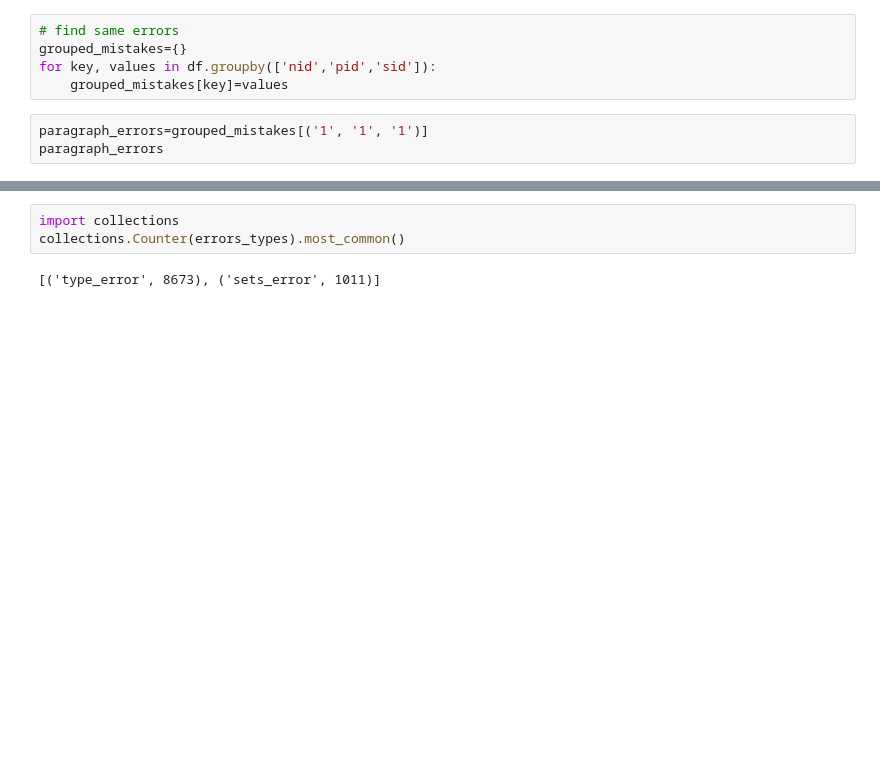
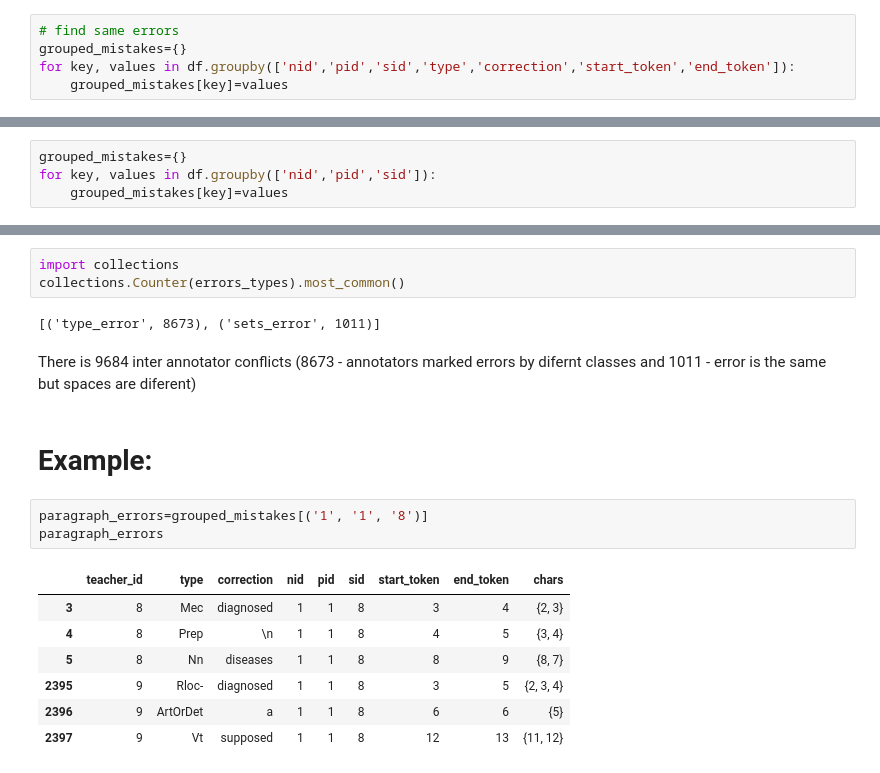
Before and after one commit to sudodoki/prj-nlp, a Jupyter notebook: students/Nazar/HW3/DataAnnotation/Task2_CoNLL_compare_anotators/CoNLL + compare annotators.ipynb, the cells around one changed output, grey strips where cells are left out. Cells and saved outputs as stored; diff of their text form; blank space fills up the shorter version.

```diff
--- a/students/Nazar/HW3/DataAnnotation/Task2_CoNLL_compare_anotators/CoNLL + compare annotators.ipynb
+++ b/students/Nazar/HW3/DataAnnotation/Task2_CoNLL_compare_anotators/CoNLL + compare annotators.ipynb
@@ -190,8 +191,5 @@ Name: type, dtype: int64
 # %%
 # find same errors
 grouped_mistakes={}
-for key, values in df.groupby(['nid','pid','sid']):
+for key, values in df.groupby(['nid','pid','sid','type','correction','start_token','end_token']):
     grouped_mistakes[key]=values
-# %%
-paragraph_errors=grouped_mistakes[('1', '1', '1')]
-paragraph_errors
@@ -206,3 +213,7 @@ paragraph_errors
+# %%
+grouped_mistakes={}
+for key, values in df.groupby(['nid','pid','sid']):
+    grouped_mistakes[key]=values
 # %%
 def compare_sets(set1,set2):
     intersection = set1.intersection(set2)
@@ -277,3 +282,18 @@ import collections
 collections.Counter(errors_types).most_common()
 # %% [output]
 [('type_error', 8673), ('sets_error', 1011)]
+# %% [markdown]
+There is 9684 inter annotator conflicts (8673 - annotators marked errors by difernt classes and 1011 - error is the same but spaces are diferent)
+# %% [markdown]
+# Example:
+# %%
+paragraph_errors=grouped_mistakes[('1', '1', '8')]
+paragraph_errors
+# %% [output]
+|  | teacher_id | type | correction | nid | pid | sid | start_token | end_token | chars |
+| 3 | 8 | Mec | diagnosed | 1 | 1 | 8 | 3 | 4 | {2, 3} |
+| 4 | 8 | Prep | \n | 1 | 1 | 8 | 4 | 5 | {3, 4} |
+| 5 | 8 | Nn | diseases | 1 | 1 | 8 | 8 | 9 | {8, 7} |
+| 2395 | 9 | Rloc- | diagnosed | 1 | 1 | 8 | 3 | 5 | {2, 3, 4} |
+| 2396 | 9 | ArtOrDet | a | 1 | 1 | 8 | 6 | 6 | {5} |
+| 2397 | 9 | Vt | supposed | 1 | 1 | 8 | 12 | 13 | {11, 12} |
```
Also changed, not shown: parts of 17 cells of this notebook.
